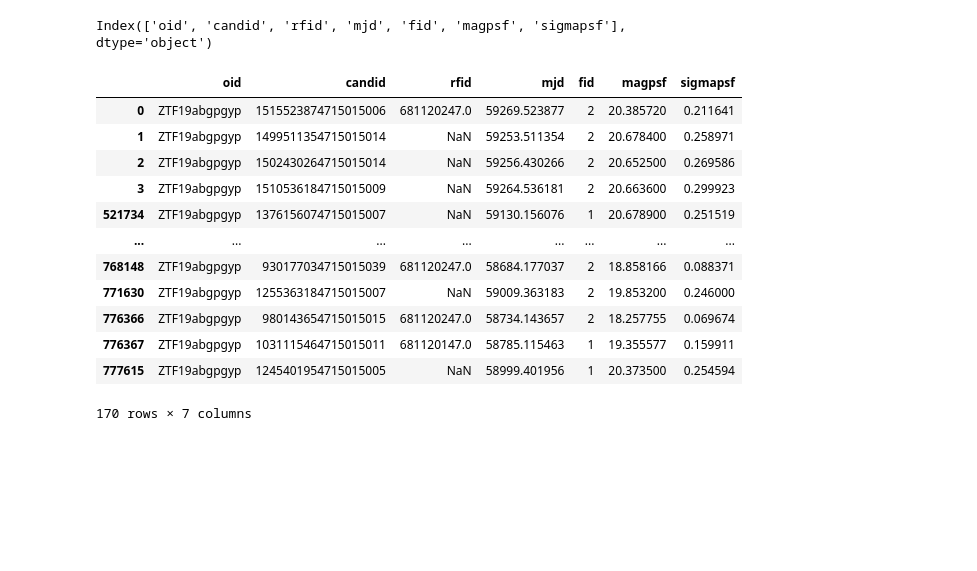
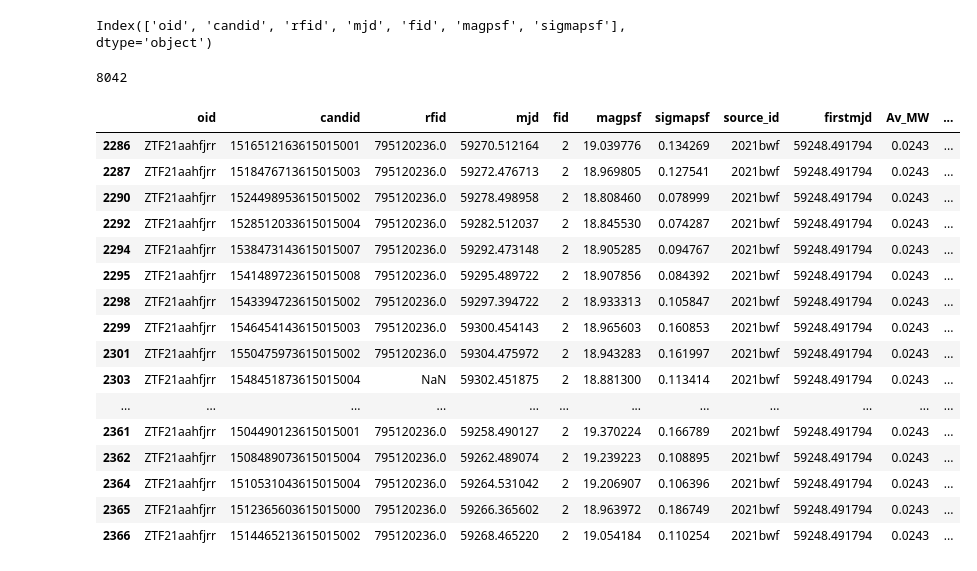
Before and after one commit to jurados/SNeMPhyVAE, a Jupyter notebook: PreprocessingLightCurves.ipynb, the cells around one changed output. Drawn from its saved outputs; the diff is of its cells as text; code cells hidden in the pictures; blank space fills up the shorter version.

```diff
--- a/PreprocessingLightCurves.ipynb
+++ b/PreprocessingLightCurves.ipynb
@@ -21,10 +41,13 @@ import lcdata
 # %%
-lightcurves_alercextns = pd.read_pickle('/home/jurados/Supernovae_DeepLearning/data/lightcurves/lcs_transients_20240517.pkl')
+lightcurves_alercextns = pd.read_pickle('~/Supernovae_DeepLearning/data/lightcurves/lcs_transients_20240517.pkl')
+lightcurves_alercextns.columns
+# %% [output]
+Index(['oid', 'candid', 'rfid', 'mjd', 'fid', 'magpsf', 'sigmapsf'], dtype='object')
-# %%
-#lightcurves_alercextns = pl.from_pandas(lightcurves_alercextns)
-lightcurves_alercextns.columns
-# %% [output]
-Index(['oid', 'candid', 'rfid', 'mjd', 'fid', 'magpsf', 'sigmapsf'], dtype='object')
+# %%
+lightcurves = crossmatch_object_alerce(lightcurves_alercextns, object_table)
+lightcurves.oid.unique().size
+# %% [output]
+8042
 # %%
 def process_light_curve_parsnip(ligth_curve):
 
@@ -82,20 +105,25 @@ def plot_light_curve(light_curve):
     ax.set_xlabel('MJD')
     ax.set_ylabel('Apparent magnitude')
     ax.set_ylim(ax.get_ylim()[::-1])
-# %%
-one_light_curve = lightcurves_alercextns[lightcurves_alercextns['oid'] == lightcurves_alercextns['oid'].unique()[0]]
-one_light_curve
-# %% [output]
-|  | oid | candid | rfid | mjd | fid | magpsf | sigmapsf |
-| 0 | ZTF19abgpgyp | 1515523874715015006 | 681120247.0 | 59269.523877 | 2 | 20.385720 | 0.211641 |
-| 1 | ZTF19abgpgyp | 1499511354715015014 | NaN | 59253.511354 | 2 | 20.678400 | 0.258971 |
-| 2 | ZTF19abgpgyp | 1502430264715015014 | NaN | 59256.430266 | 2 | 20.652500 | 0.269586 |
-| 3 | ZTF19abgpgyp | 1510536184715015009 | NaN | 59264.536181 | 2 | 20.663600 | 0.299923 |
-| 521734 | ZTF19abgpgyp | 1376156074715015007 | NaN | 59130.156076 | 1 | 20.678900 | 0.251519 |
-| ... | ... | ... | ... | ... | ... | ... | ... |
-| 768148 | ZTF19abgpgyp | 930177034715015039 | 681120247.0 | 58684.177037 | 2 | 18.858166 | 0.088371 |
-| 771630 | ZTF19abgpgyp | 1255363184715015007 | NaN | 59009.363183 | 2 | 19.853200 | 0.246000 |
-| 776366 | ZTF19abgpgyp | 980143654715015015 | 681120247.0 | 58734.143657 | 2 | 18.257755 | 0.069674 |
-| 776367 | ZTF19abgpgyp | 1031115464715015011 | 681120147.0 | 58785.115463 | 1 | 19.355577 | 0.159911 |
-| 777615 | ZTF19abgpgyp | 1245401954715015005 | NaN | 58999.401956 | 1 | 20.373500 | 0.254594 |
-170 rows × 7 columns
+# %%
+one_light_curve = lightcurves[lightcurves['oid'] == lightcurves['oid'].unique()[15]]
+one_light_curve = one_light_curve[one_light_curve.fid == 2]
+one_light_curve
+# %% [output]
+|  | oid | candid | rfid | mjd | fid | magpsf | sigmapsf | source_id | firstmjd | Av_MW | ... |
+| 2286 | ZTF21aahfjrr | 1516512163615015001 | 795120236.0 | 59270.512164 | 2 | 19.039776 | 0.134269 | 2021bwf | 59248.491794 | 0.0243 | ... |
+| 2287 | ZTF21aahfjrr | 1518476713615015003 | 795120236.0 | 59272.476713 | 2 | 18.969805 | 0.127541 | 2021bwf | 59248.491794 | 0.0243 | ... |
+| 2290 | ZTF21aahfjrr | 1524498953615015002 | 795120236.0 | 59278.498958 | 2 | 18.808460 | 0.078999 | 2021bwf | 59248.491794 | 0.0243 | ... |
+| 2292 | ZTF21aahfjrr | 1528512033615015004 | 795120236.0 | 59282.512037 | 2 | 18.845530 | 0.074287 | 2021bwf | 59248.491794 | 0.0243 | ... |
+| 2294 | ZTF21aahfjrr | 1538473143615015007 | 795120236.0 | 59292.473148 | 2 | 18.905285 | 0.094767 | 2021bwf | 59248.491794 | 0.0243 | ... |
+| 2295 | ZTF21aahfjrr | 1541489723615015008 | 795120236.0 | 59295.489722 | 2 | 18.907856 | 0.084392 | 2021bwf | 59248.491794 | 0.0243 | ... |
+| 2298 | ZTF21aahfjrr | 1543394723615015002 | 795120236.0 | 59297.394722 | 2 | 18.933313 | 0.105847 | 2021bwf | 59248.491794 | 0.0243 | ... |
+| 2299 | ZTF21aahfjrr | 1546454143615015003 | 795120236.0 | 59300.454143 | 2 | 18.965603 | 0.160853 | 2021bwf | 59248.491794 | 0.0243 | ... |
+| 2301 | ZTF21aahfjrr | 1550475973615015002 | 795120236.0 | 59304.475972 | 2 | 18.943283 | 0.161997 | 2021bwf | 59248.491794 | 0.0243 | ... |
+| 2303 | ZTF21aahfjrr | 1548451873615015004 | NaN | 59302.451875 | 2 | 18.881300 | 0.113414 | 2021bwf | 59248.491794 | 0.0243 | ... |
+| ... | ... | ... | ... | ... | ... | ... | ... | ... | ... | ... | ... |
+| 2361 | ZTF21aahfjrr | 1504490123615015001 | 795120236.0 | 59258.490127 | 2 | 19.370224 | 0.166789 | 2021bwf | 59248.491794 | 0.0243 | ... |
+| 2362 | ZTF21aahfjrr | 1508489073615015004 | 795120236.0 | 59262.489074 | 2 | 19.239223 | 0.108895 | 2021bwf | 59248.491794 | 0.0243 | ... |
+| 2364 | ZTF21aahfjrr | 1510531043615015004 | 795120236.0 | 59264.531042 | 2 | 19.206907 | 0.106396 | 2021bwf | 59248.491794 | 0.0243 | ... |
+| 2365 | ZTF21aahfjrr | 1512365603615015000 | 795120236.0 | 59266.365602 | 2 | 18.963972 | 0.186749 | 2021bwf | 59248.491794 | 0.0243 | ... |
+| 2366 | ZTF21aahfjrr | 1514465213615015002 | 795120236.0 | 59268.465220 | 2 | 19.054184 | 0.110254 | 2021bwf | 59248.491794 | 0.0243 | ... |
```
Also changed, not shown: parts of 11 cells of this notebook, 1 other file.
